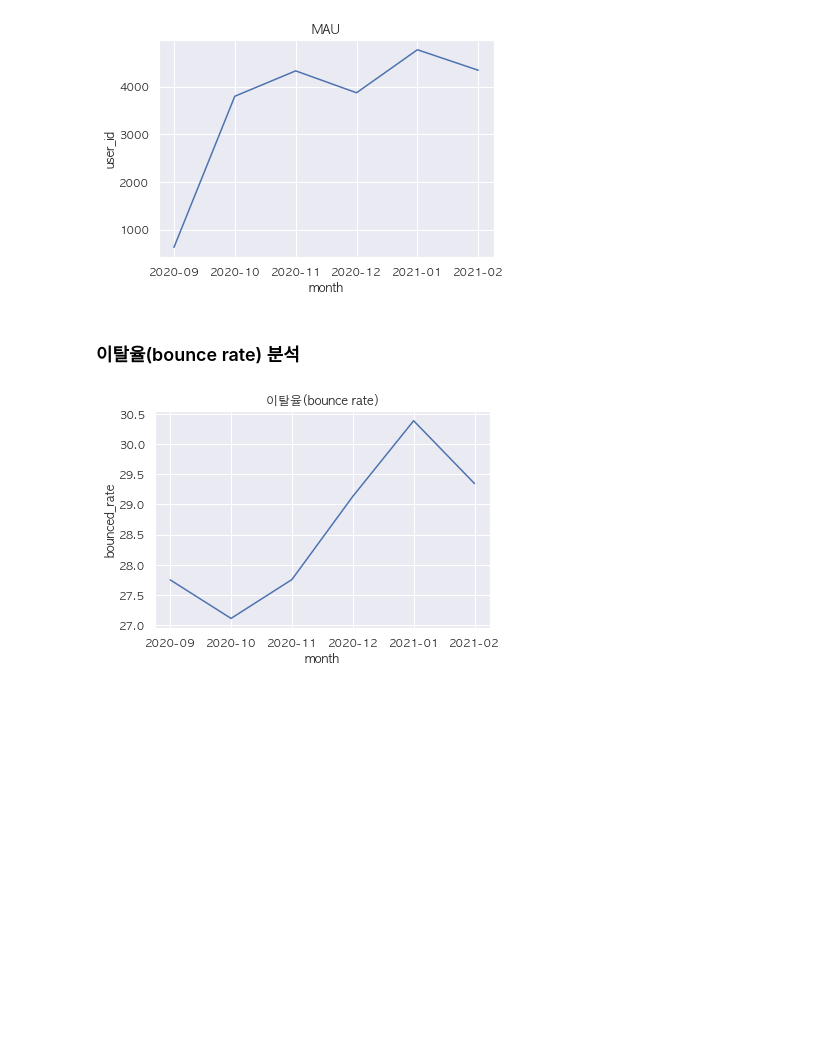
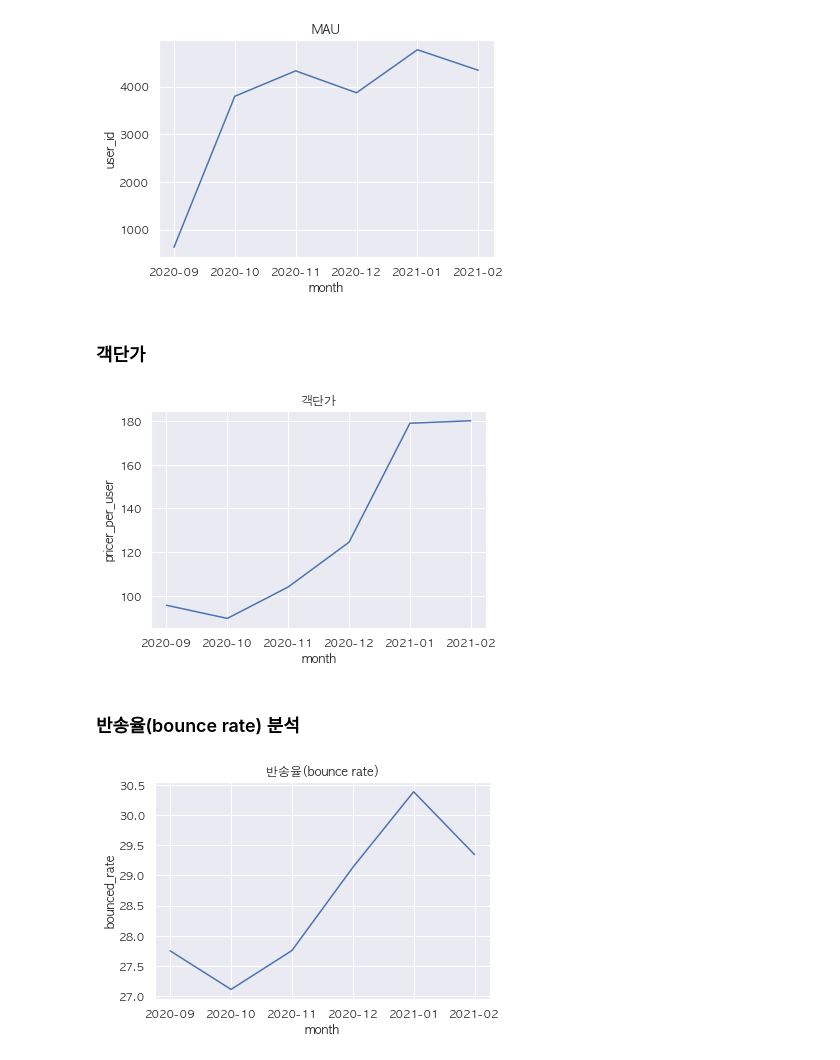
Before and after one commit to king-rabbit/estore-user-log, a Jupyter notebook: EDA.ipynb, the cells around one changed output. Drawn from its saved outputs; the diff is of its cells as text; code cells hidden in the pictures; blank space fills up the shorter version.

```diff
--- a/EDA.ipynb
+++ b/EDA.ipynb
@@ -106,8 +106,22 @@ sns.lineplot(mau['month'], mau['user_id'])
 plt.savefig('plots/monthly_active_users.png')
 # %% [output]
 [figure]
+# %% [markdown]
+### 객단가
+# %%
+user_cnt_sales = pd.pivot_table(df_purchase, index='month', values=['user_id', 'price'], aggfunc={'user_id':'count', 'price':sum})
+# %%
+user_cnt_sales['pricer_per_user'] = user_cnt_sales['price'] / user_cnt_sales['user_id']
+# %%
+user_cnt_sales = user_cnt_sales.reset_index()
+# %%
+plt.title('객단가')
+sns.lineplot(user_cnt_sales['month'], user_cnt_sales['pricer_per_user'])
+plt.savefig('plots/price_per_user.png')
+# %% [output]
+[figure, added]
 # %% [markdown]
-### 이탈율(bounce rate) 분석
+### 반송율(bounce rate) 분석
 # %%
 view_cnt_per_session = pd.pivot_table(df, index=['user_session', 'user_id'], values= ['event_time', 'datetime'], aggfunc={'event_time': 'count', 'datetime':min}).reset_index()
 view_cnt_per_session['month'] = view_cnt_per_session['datetime'].dt.strftime('%Y-%m')
```
Also changed, not shown: parts of 1 cell of this notebook, 3 other files.
